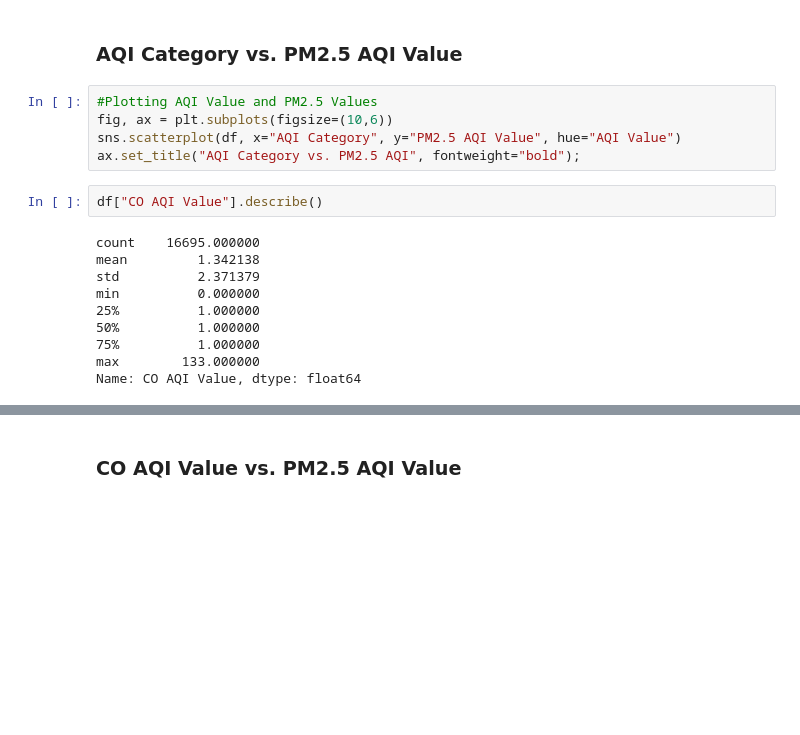
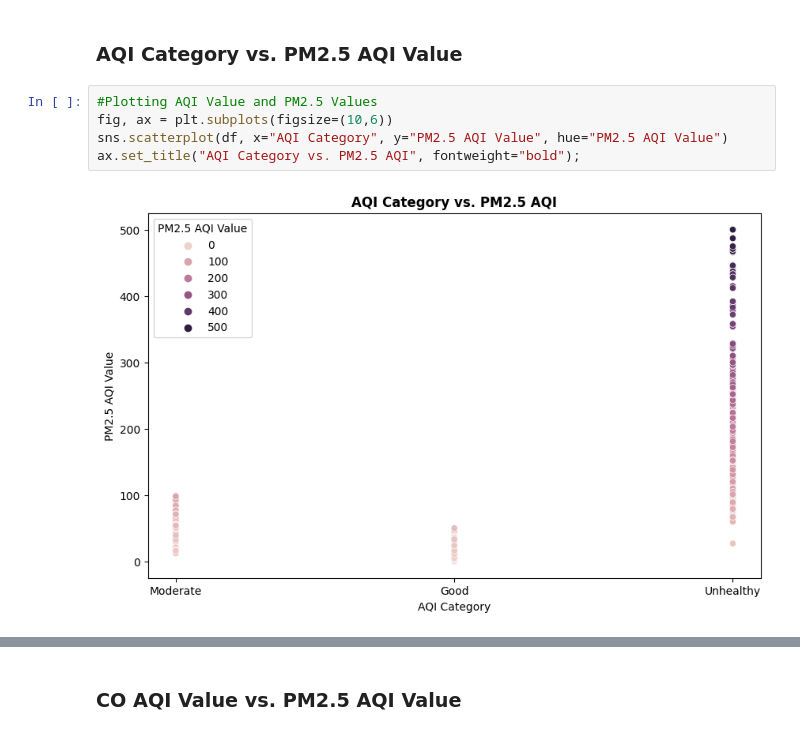
Before and after one commit to eckoecho/Project-2, a Jupyter notebook: Latest ---- World_Air_Quality_Index_by_City_and_Coordinates.ipynb, the cells around one changed output, grey strips where cells are left out. Saved outputs shown, nothing was run; the diff lists cells and outputs as text; blank space fills up the shorter version.

```diff
--- a/Latest ---- World_Air_Quality_Index_by_City_and_Coordinates.ipynb
+++ b/Latest ---- World_Air_Quality_Index_by_City_and_Coordinates.ipynb
@@ -558,17 +572,7 @@ Correlation amongst features is between `CO AQI Value` and `PM2.5 AQI Value` (co
 # %%
 #Plotting AQI Value and PM2.5 Values
 fig, ax = plt.subplots(figsize=(10,6))
-sns.scatterplot(df, x="AQI Category", y="PM2.5 AQI Value", hue="AQI Value")
+sns.scatterplot(df, x="AQI Category", y="PM2.5 AQI Value", hue="PM2.5 AQI Value")
 ax.set_title("AQI Category vs. PM2.5 AQI", fontweight="bold");
+# %% [output]
+[figure, added]
-# %%
-df["CO AQI Value"].describe()
-# %% [output]
-count    16695.000000
-mean         1.342138
-std          2.371379
-min          0.000000
-25%          1.000000
-50%          1.000000
-75%          1.000000
-max        133.000000
-Name: CO AQI Value, dtype: float64
```
Also changed, not shown: parts of 13 cells of this notebook.
